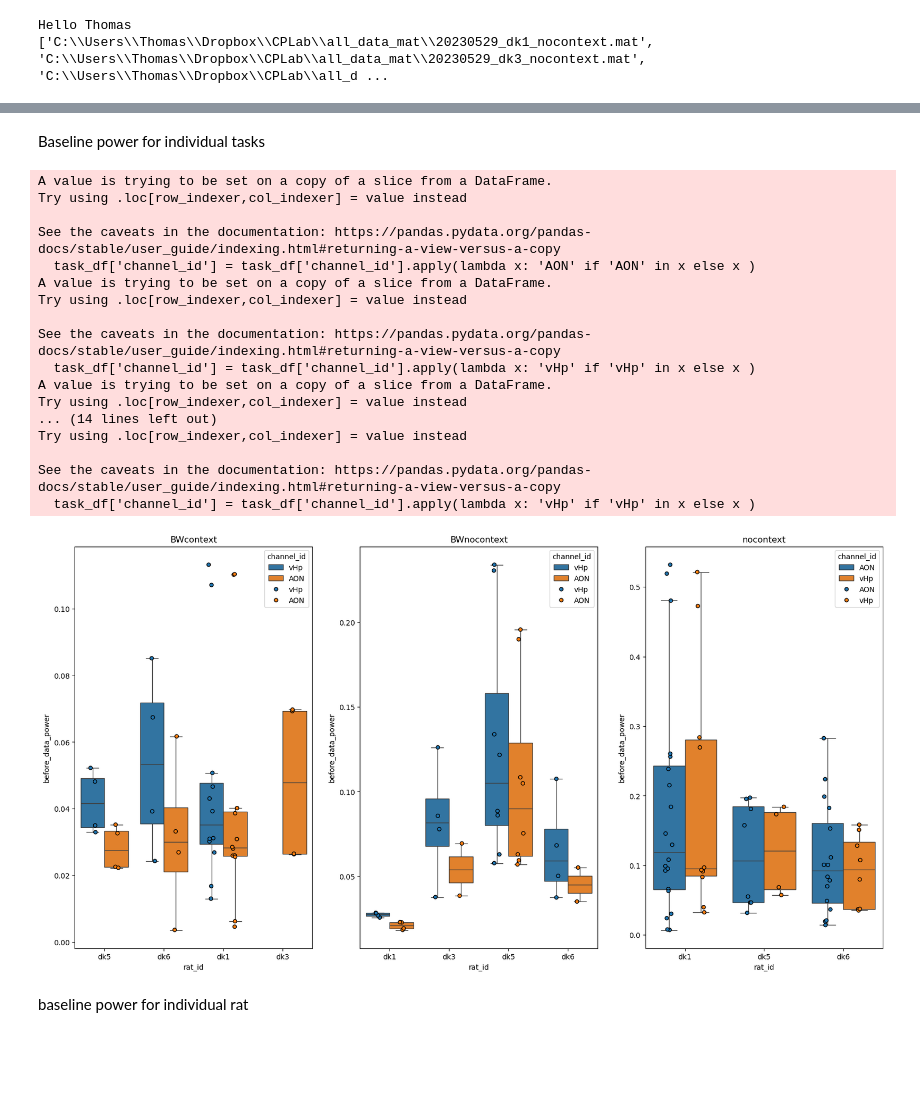
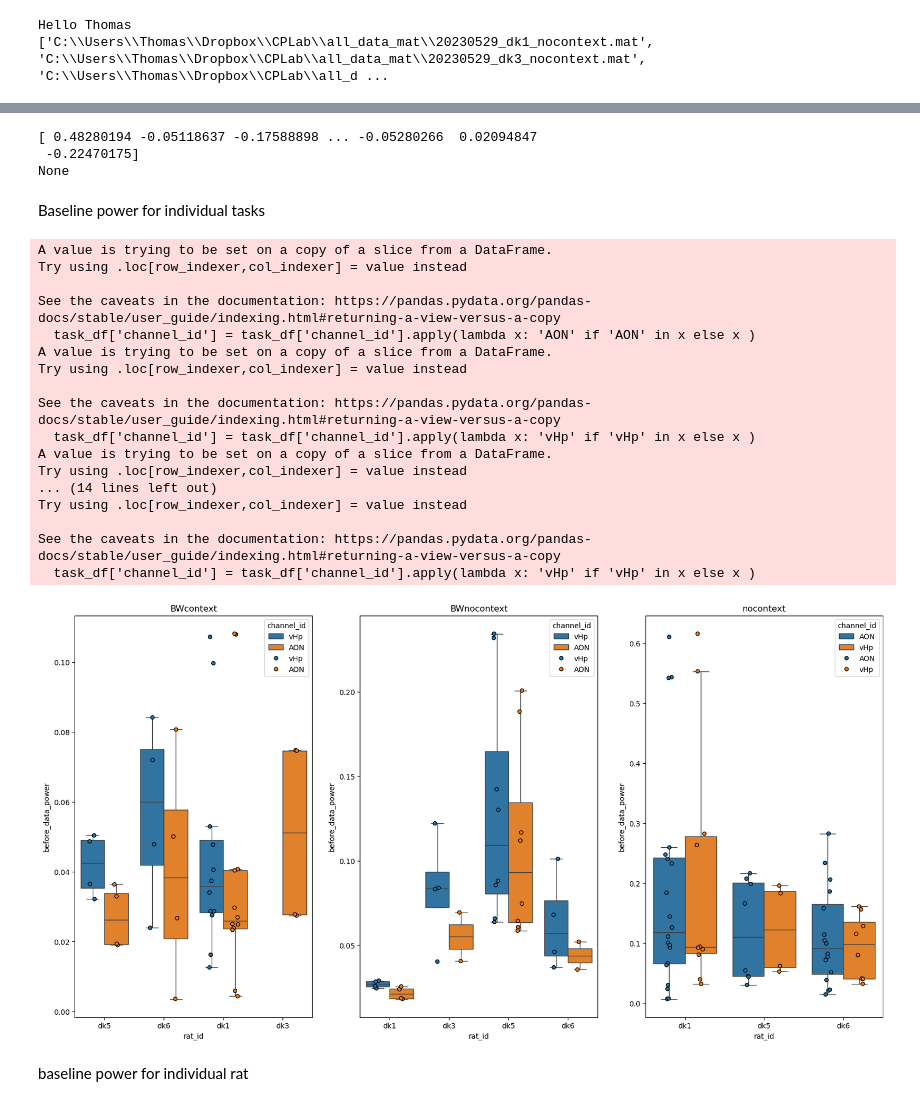
Before and after one commit to namanagrawal97/cpl_analysis_naman, a Jupyter notebook: 02_power_spectrum.ipynb, the cells around one changed output, grey strips where cells are left out. Cells and saved outputs as stored; diff of their text form; code cells hidden in the pictures; blank space fills up the shorter version.

```diff
--- a/02_power_spectrum.ipynb
+++ b/02_power_spectrum.ipynb
@@ -42,9 +42,10 @@ event_data_df=[]
 
 events_codes_all = {}
 before_data_power_df=pd.DataFrame(columns=['rat_id','task','channel_id','before_data_power','before_data_spec'])
+scrambled_baseline_power_df=pd.DataFrame(columns=['rat_id','task','channel_id','before_data_power','before_data_spec'])
 averaged_data=pd.DataFrame(columns=['rat_id','task','channel_id','average_power_spectrum'])
 averaged_data_welch=pd.DataFrame(columns=['rat_id','task','channel_id','average_power_spectrum'])
-
+random_baseline_data=[]
 for file in files:
     #if 'dk6' in file:
         print(file)
@@ -91,22 +92,38 @@ for file in files:
                 # This makes a dataframe for calculating baseline power
                 bd_freq, bd_power = scipy.signal.welch(data_before,fs=2000.0, nperseg=512)
                 #before_data_power=functions.calculate_power_1D(data_before)
-                delta_f = bd_freq[1] - bd_freq[0]
 
-                before_data_power = np.sum(bd_power) * delta_f
+                #before_data_power = np.sum(bd_power) * delta_f
 
-                beta_index=np.where((bd_freq>12) & (bd_freq<30))
-                baseline_beta_power=np.sum(bd_power[beta_index])
+                def band_powers(data, freqs):
+                    delta_f = freqs[1] - freqs[0]
 
-                theta_index=np.where((bd_freq>4) & (bd_freq<12))
-                baseline_theta_power=np.sum(bd_power[theta_index])
+                    theta = np.where((freqs >= 4) & (freqs <= 12))
+                    beta = np.where((freqs >= 12) & (freqs <= 30))
+                    gamma = np.where((freqs >= 30) & (freqs <= 100))
+                    total_power = np.sum(data)*delta_f
+                    theta_power = np.sum(data[theta])*delta_f
+                    beta_power = np.sum(data[beta])*delta_f
+                    gamma_power = np.sum(data[gamma])*delta_f
+                    return total_power, theta_power, beta_power, gamma_power
 
-                gamma_index=np.where((bd_freq>30) & (bd_freq<100))
-                baseline_gamma_power=np.sum(bd_power[gamma_index])
-
+                before_data_power, baseline_theta_power, baseline_beta_power, baseline_gamma_power = band_powers(bd_power, bd_freq)
                 before_data_row=pd.DataFrame({'rat_id':[rat_id],'task':[task],'channel_id':[channel_id],'before_data_power':[before_data_power],'before_data_spec':[bd_power],'beta_power':[baseline_beta_power],'theta_power':[baseline_theta_power],'gamma_power':[baseline_gamma_power]})
                 before_data_power_df=pd.concat([before_data_power_df,before_data_row],ignore_index=True)
 
+                scrambled_baseline_data=np.copy(data_before)
+                #This makes a dataframe for calculating scrambled baseline power
+                np.random.shuffle(scrambled_baseline_data)
+                scrambled_baseline_freq, scrambled_baseline_power = scipy.signal.welch(scrambled_baseline_data,fs=2000.0, nperseg=512)
+                scrambled_baseline_total_power, scrambled_baseline_theta_power, scrambled_baseline_beta_power, scrambled_baseline_gamma_power = band_powers(scrambled_baseline_power, scrambled_baseline_freq)
+                scrambled_baseline_row = pd.DataFrame({'rat_id':[rat_id],'task':[task],'channel_id':[channel_id],
+                                                       'before_data_power':[scrambled_baseline_total_power],'before_data_spec':[scrambled_baseline_power],
+                                                       'beta_power':[scrambled_baseline_beta_power],'theta_power':[scrambled_baseline_theta_power],
+                                                       'gamma_power':[scrambled_baseline_gamma_power]})
+                scrambled_baseline_power_df=pd.concat([scrambled_baseline_power_df,scrambled_baseline_row],ignore_index=True)
+
+
+                ##Calculate the power spectrum around events for each trial
 
                 total = normalized_data
                 compiled_data = []
@@ -236,6 +243,14 @@ C:\Users\Thomas\Dropbox\CPLab\all_data_mat\20230823_dk5_BW_context_day2_os2.mat
 20230823 dk5 BWcontext
 20230823 dk5 BWcontext
 ['Keyboard', 'Ref', 'Respirat', 'file']
+# %%
+print(data_before)
+scrambled_baseline_data=np.array(np.random.shuffle(data_before))
+print(scrambled_baseline_data)
+# %% [output]
+[ 0.48280194 -0.05118637 -0.17588898 ... -0.05280266  0.02094847
+ -0.22470175]
+None
 # %%
 print(len(event_data_df[0]))
 # %% [markdown]
@@ -243,13 +258,13 @@ Baseline power for individual tasks
 # %%
 import seaborn as sns
 brain_areas = ['AON', 'vHp']
-tasks = np.unique(before_data_power_df['task'])
+tasks = np.unique(scrambled_baseline_power_df['task'])
 
 fig,axs=plt.subplots(nrows=1, ncols=3, figsize=(20,10))
 axs=axs.flatten()
 for i,task in enumerate(tasks):
     task_dict={}
-    task_df=before_data_power_df[before_data_power_df['task']==task]
+    task_df=scrambled_baseline_power_df[scrambled_baseline_power_df['task']==task]
     task_df['channel_id'] = task_df['channel_id'].apply(lambda x: 'AON' if 'AON' in x else x )
     task_df['channel_id'] = task_df['channel_id'].apply(lambda x: 'vHp' if 'vHp' in x else x )
     rat_ids = np.unique(task_df['rat_id'])
@@ -258,37 +273,37 @@ for i,task in enumerate(tasks):
         task_dict[rat]=np.array(task_df[task_df['rat_id']==rat]['before_data_power'])
 
     # Convert task_dict to a DataFrame
-    task_df_csv = pd.DataFrame.from_dict(task_dict, orient='index').transpose()
+    #task_df_csv = pd.DataFrame.from_dict(task_dict, orient='index').transpose()
 
     # Save the DataFrame as a CSV file
-    task_df_csv.to_csv(os.path.join(savepath,f'task_{task}_baseline_power.csv'), index=False)
+    #task_df_csv.to_csv(os.path.join(savepath,f'task_{task}_baseline_power.csv'), index=False)
 
     #Plotting the thing
     ax=axs[i]
     sns.boxplot(x=task_df['rat_id'], y=task_df['before_data_power'],showfliers=False, hue=task_df['channel_id'],ax=ax)
     sns.stripplot(x=task_df['rat_id'], y=task_df['before_data_power'], hue=task_df['channel_id'],ax=ax, jitter=True, dodge=True,edgecolor='black',linewidth=1)
 
     ax.set_title(f'{task}')
 #fig.savefig(os.path.join(savepath,'baselinepower_indtask.png'),format='png',dpi=300, bbox_inches='tight')
 # %% [output]
 A value is trying to be set on a copy of a slice from a DataFrame.
 Try using .loc[row_indexer,col_indexer] = value instead
 
 See the caveats in the documentation: https://pandas.pydata.org/pandas-docs/stable/user_guide/indexing.html#returning-a-view-versus-a-copy
   task_df['channel_id'] = task_df['channel_id'].apply(lambda x: 'AON' if 'AON' in x else x )
 A value is trying to be set on a copy of a slice from a DataFrame.
 Try using .loc[row_indexer,col_indexer] = value instead
 
 See the caveats in the documentation: https://pandas.pydata.org/pandas-docs/stable/user_guide/indexing.html#returning-a-view-versus-a-copy
   task_df['channel_id'] = task_df['channel_id'].apply(lambda x: 'vHp' if 'vHp' in x else x )
 A value is trying to be set on a copy of a slice from a DataFrame.
 Try using .loc[row_indexer,col_indexer] = value instead
 ... (14 lines left out)
 Try using .loc[row_indexer,col_indexer] = value instead
 
 See the caveats in the documentation: https://pandas.pydata.org/pandas-docs/stable/user_guide/indexing.html#returning-a-view-versus-a-copy
   task_df['channel_id'] = task_df['channel_id'].apply(lambda x: 'vHp' if 'vHp' in x else x )
-[figure, old version]
+[figure, new version]
 # %% [markdown]
 baseline power for individual rat
 # %%
```
Also changed, not shown: parts of 7 cells of this notebook.
